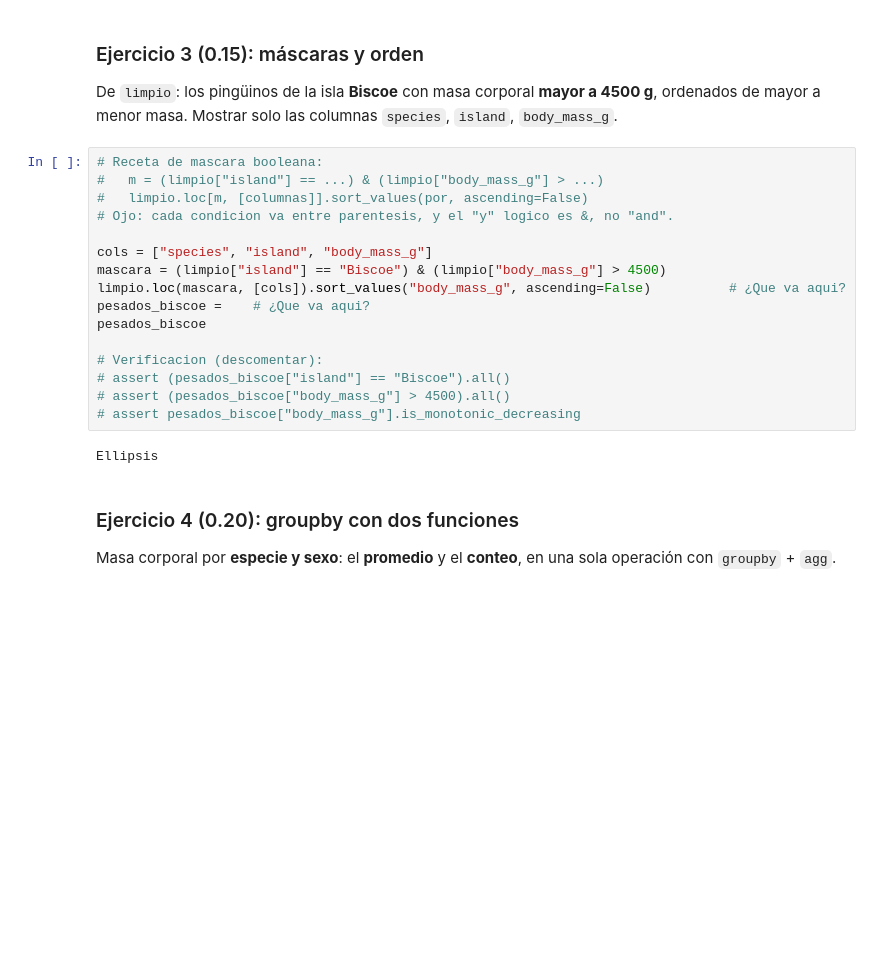
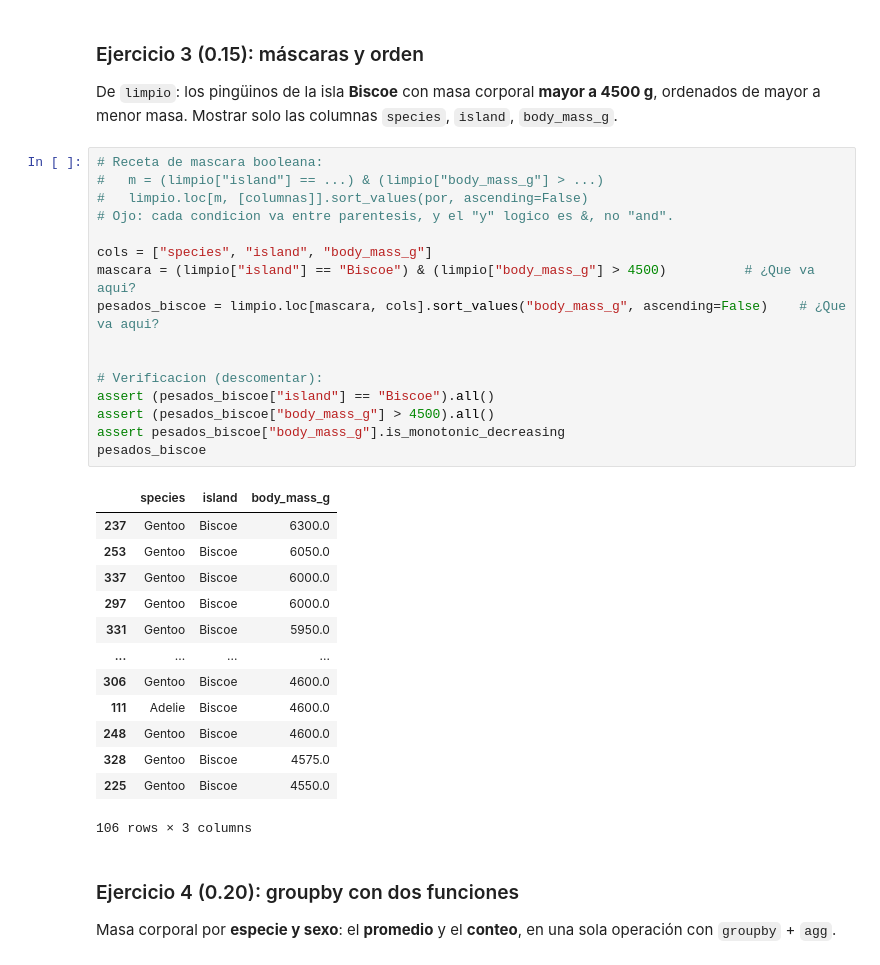
Before and after one commit to George11Albadr/Data-Science, a Jupyter notebook: HDT1/HDT1.ipynb, the cells around one changed output. Cells and saved outputs as stored; diff of their text form; blank space fills up the shorter version.

```diff
--- a/HDT1/HDT1.ipynb
+++ b/HDT1/HDT1.ipynb
@@ -97,21 +97,33 @@ De `limpio`: los pingüinos de la isla **Biscoe** con masa corporal **mayor a 45
 # %%
 # Receta de mascara booleana:
 #   m = (limpio["island"] == ...) & (limpio["body_mass_g"] > ...)
 #   limpio.loc[m, [columnas]].sort_values(por, ascending=False)
 # Ojo: cada condicion va entre parentesis, y el "y" logico es &, no "and".
 
 cols = ["species", "island", "body_mass_g"]
-mascara = (limpio["island"] == "Biscoe") & (limpio["body_mass_g"] > 4500)
-limpio.loc(mascara, [cols]).sort_values("body_mass_g", ascending=False)          # ¿Que va aqui?
-pesados_biscoe =    # ¿Que va aqui?
-pesados_biscoe
+mascara = (limpio["island"] == "Biscoe") & (limpio["body_mass_g"] > 4500)          # ¿Que va aqui?
+pesados_biscoe = limpio.loc[mascara, cols].sort_values("body_mass_g", ascending=False)    # ¿Que va aqui?
+
 
 # Verificacion (descomentar):
-# assert (pesados_biscoe["island"] == "Biscoe").all()
-# assert (pesados_biscoe["body_mass_g"] > 4500).all()
-# assert pesados_biscoe["body_mass_g"].is_monotonic_decreasing
+assert (pesados_biscoe["island"] == "Biscoe").all()
+assert (pesados_biscoe["body_mass_g"] > 4500).all()
+assert pesados_biscoe["body_mass_g"].is_monotonic_decreasing
+pesados_biscoe
 # %% [output]
+|  | species | island | body_mass_g |
+| 237 | Gentoo | Biscoe | 6300.0 |
+| 253 | Gentoo | Biscoe | 6050.0 |
+| 337 | Gentoo | Biscoe | 6000.0 |
+| 297 | Gentoo | Biscoe | 6000.0 |
+| 331 | Gentoo | Biscoe | 5950.0 |
+| ... | ... | ... | ... |
+| 306 | Gentoo | Biscoe | 4600.0 |
+| 111 | Adelie | Biscoe | 4600.0 |
+| 248 | Gentoo | Biscoe | 4600.0 |
+| 328 | Gentoo | Biscoe | 4575.0 |
+| 225 | Gentoo | Biscoe | 4550.0 |
-Ellipsis
+106 rows × 3 columns
 # %% [markdown]
 ### Ejercicio 4 (0.20): groupby con dos funciones
 
```
Also changed, not shown: parts of 5 cells of this notebook.
